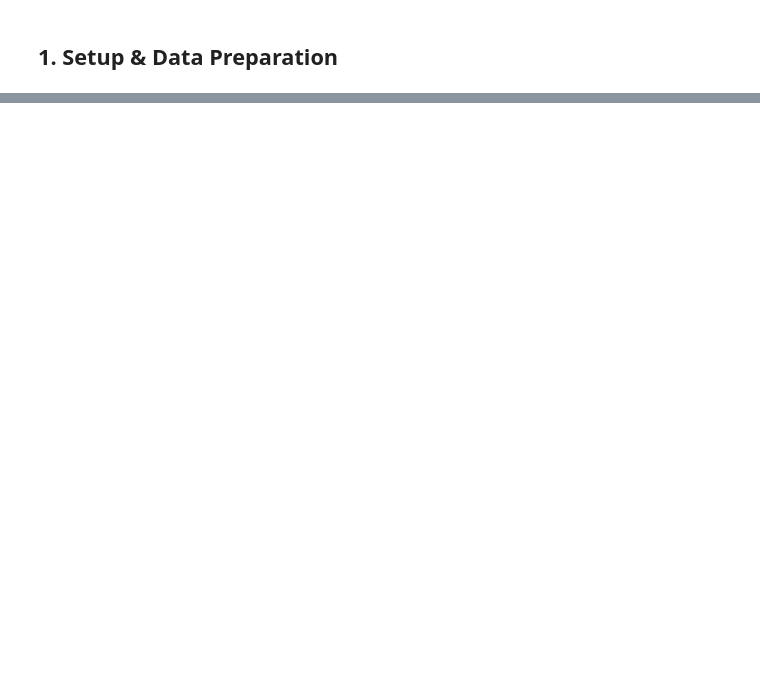
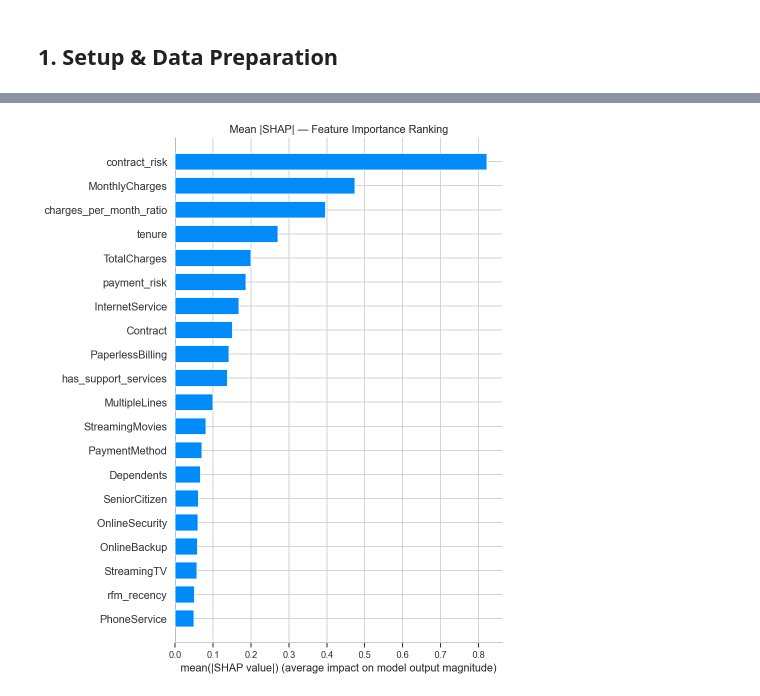
Before and after one commit to Takunda-Madondo/telco-churn-intelligence, a Jupyter notebook: notebooks/03_modeling.ipynb, the cells around one changed output, grey strips where cells are left out. Cells and saved outputs as stored; diff of their text form; code cells hidden in the pictures; blank space fills up the shorter version.

```diff
--- a/notebooks/03_modeling.ipynb
+++ b/notebooks/03_modeling.ipynb
@@ -485,0 +287,10 @@ print("""
+# %%
+# Bar plot — mean absolute SHAP values
+plt.figure(figsize=(10, 6))
+shap.summary_plot(shap_values, X_test, feature_names=feature_cols,
+                  plot_type='bar', show=False)
+plt.title('Mean |SHAP| — Feature Importance Ranking', fontsize=13)
+plt.tight_layout()
+plt.show()
+# %% [output]
+[figure, added]
```
Also changed, not shown: parts of 60 cells of this notebook.
